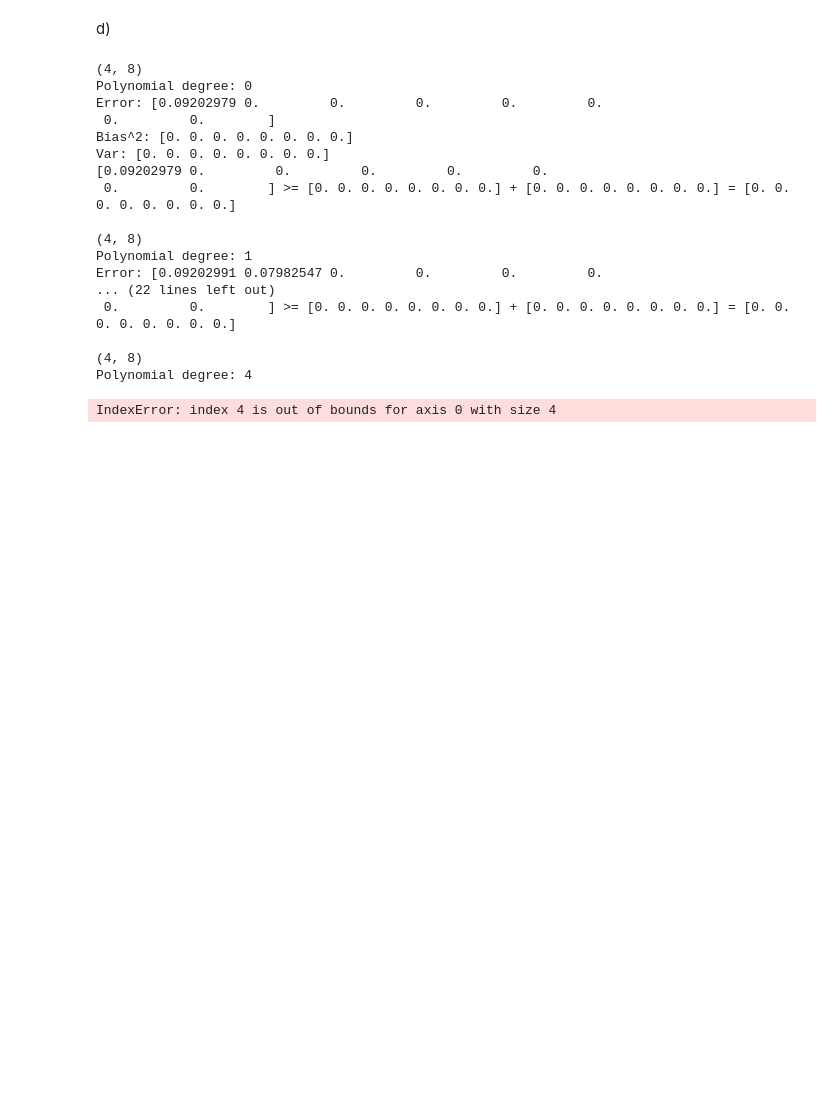
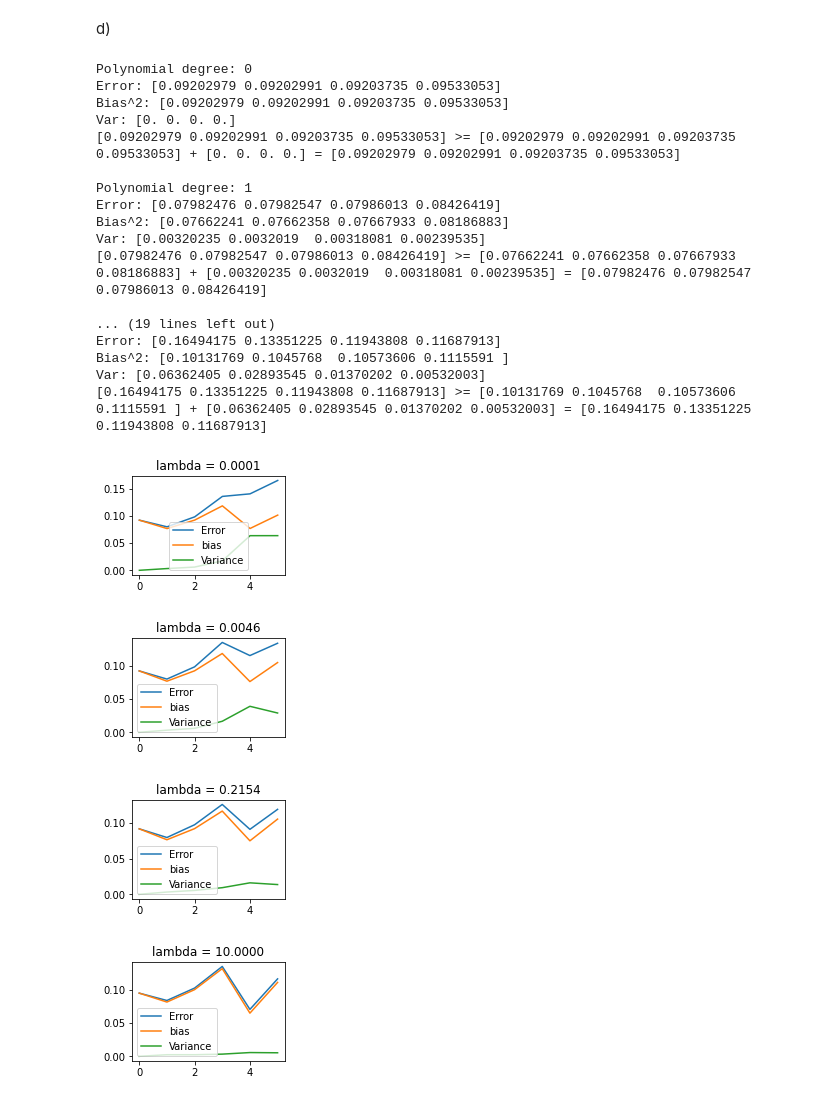
Before and after one commit to espentn/FYS-STK3155, a Jupyter notebook: FYS-STK3155.ipynb, the cells around one changed output. Saved outputs shown, nothing was run; the diff lists cells and outputs as text; code cells hidden in the pictures; blank space fills up the shorter version.

Commit message:
Added plot functionality to Ridge Bootstrapping + calculations

```diff
--- a/FYS-STK3155.ipynb
+++ b/FYS-STK3155.ipynb
@@ -473,7 +473,7 @@ np.random.seed(26)
 sig2 = 0.01 # noise variance
 n = 10 # number of data points for each feature
 n_boostraps = 200 # number of bootstraps
-maxdegree = 7 # maximum polynomial degree
+maxdegree = 5 # maximum polynomial degree
 nlambdas = 4
 
 # for  in range(10,11):
@@ -482,62 +482,67 @@ x1, x2, y = createDataPoints(n, sig2)
 x = np.swapaxes(np.stack((x1.ravel(),x2.ravel())),0,1)
 
 # Define empty arrays
-error = np.zeros((nlambdas, ))
-bias = np.zeros((nlambdas, maxdegree+1))
-variance = np.zeros((nlambdas, maxdegree+1))
+error = np.zeros((maxdegree+1, nlambdas))
+bias = np.zeros((maxdegree+1, nlambdas))
+variance = np.zeros((maxdegree+1, nlambdas))
 polydegree = np.zeros( maxdegree+1)
 
 for degree in range(maxdegree+1):
     X = createDesignMatrix(x[:,[0]],x[:,[1]],degree)
 
     # Split and scale the design data
     X_train, X_test, y_train, y_test = train_test_split(X,y,test_size=0.3)
     y_train, y_test = y_train[:, np.newaxis], y_test[:, np.newaxis]
+
     y_pred = np.empty((nlambdas, y_test.shape[0], n_boostraps))
+
     for i in range(n_boostraps):
         x_, y_ = resample(X_train, y_train)
 
         x_, X_test2 = Scale(x_, X_test)
 
-#         beta = np.linalg.pinv(x_.T.dot(x_)).dot(x_.T).dot(y_)
         y_pred[:, :, i] = ridgeRegression(x_, X_test2,y_train,nlambdas, plot=False)
-#     (X_test2 @ beta).squeeze()
-#         print(y_pred.shape)
+
     polydegree[degree] = degree
+    error[degree, :] = np.mean(np.mean((y_test - y_pred)**2, axis=1, keepdims=True), axis=2).squeeze()
+    bias[degree, :] = np.mean( (y_test - np.mean(y_pred, axis=2, keepdims=True))**2, axis=1).squeeze()
+    variance[degree, :] = np.mean( np.var(y_pred, axis=2, keepdims=True) , axis=1).squeeze()
 
-    error[:, degree] = np.mean(np.mean((y_test - y_pred)**2, axis=1, keepdims=True), axis=2).squeeze()
-    print((error).shape)
-#     error[degree] = np.mean( np.mean((y_test - y_pred)**2, axis=1, keepdims=True) )
-#     bias[degree] = np.mean( (y_test - np.mean(y_pred, axis=1, keepdims=True))**2 )
-#     variance[degree] = np.mean( np.var(y_pred, axis=1, keepdims=True) )
-#     _, error[degree] = ri
     print("Polynomial degree:", degree)
     print("Error:", error[degree])
     print("Bias^2:", bias[degree])
     print("Var:", variance[degree])
     print('{} >= {} + {} = {}\n'.format(error[degree], bias[degree], variance[degree], bias[degree]+variance[degree]))
 
-plt.plot(polydegree, error, label="Error")
-plt.plot(polydegree, bias, label="bias")
-plt.plot(polydegree, variance, label="Variance")
-plt.legend()
-plt.show()
+lambdas = np.logspace(-4,1, nlambdas)
+
+for k in range(nlambdas):
+    plt.subplot(2,2,k+1)
+    plt.plot(polydegree, error[:, k], label="Error")
+    plt.plot(polydegree, bias[:, k], label="bias")
+    plt.plot(polydegree, variance[:, k], label="Variance")
+    plt.legend()
+    plt.title('lambda = %0.4f' %lambdas[k])
+    plt.show()
 # %% [output]
-(4, 8)
 Polynomial degree: 0
-Error: [0.09202979 0.         0.         0.         0.         0.
- 0.         0.        ]
-Bias^2: [0. 0. 0. 0. 0. 0. 0. 0.]
-Var: [0. 0. 0. 0. 0. 0. 0. 0.]
-[0.09202979 0.         0.         0.         0.         0.
- 0.         0.        ] >= [0. 0. 0. 0. 0. 0. 0. 0.] + [0. 0. 0. 0. 0. 0. 0. 0.] = [0. 0. 0. 0. 0. 0. 0. 0.]
+Error: [0.09202979 0.09202991 0.09203735 0.09533053]
+Bias^2: [0.09202979 0.09202991 0.09203735 0.09533053]
+Var: [0. 0. 0. 0.]
+[0.09202979 0.09202991 0.09203735 0.09533053] >= [0.09202979 0.09202991 0.09203735 0.09533053] + [0. 0. 0. 0.] = [0.09202979 0.09202991 0.09203735 0.09533053]
 
-(4, 8)
 Polynomial degree: 1
-Error: [0.09202991 0.07982547 0.         0.         0.         0.
-... (22 lines left out)
- 0.         0.        ] >= [0. 0. 0. 0. 0. 0. 0. 0.] + [0. 0. 0. 0. 0. 0. 0. 0.] = [0. 0. 0. 0. 0. 0. 0. 0.]
+Error: [0.07982476 0.07982547 0.07986013 0.08426419]
+Bias^2: [0.07662241 0.07662358 0.07667933 0.08186883]
+Var: [0.00320235 0.0032019  0.00318081 0.00239535]
+[0.07982476 0.07982547 0.07986013 0.08426419] >= [0.07662241 0.07662358 0.07667933 0.08186883] + [0.00320235 0.0032019  0.00318081 0.00239535] = [0.07982476 0.07982547 0.07986013 0.08426419]
 
-(4, 8)
-Polynomial degree: 4
+... (19 lines left out)
+Error: [0.16494175 0.13351225 0.11943808 0.11687913]
+Bias^2: [0.10131769 0.1045768  0.10573606 0.1115591 ]
+Var: [0.06362405 0.02893545 0.01370202 0.00532003]
+[0.16494175 0.13351225 0.11943808 0.11687913] >= [0.10131769 0.1045768  0.10573606 0.1115591 ] + [0.06362405 0.02893545 0.01370202 0.00532003] = [0.16494175 0.13351225 0.11943808 0.11687913]
-IndexError: index 4 is out of bounds for axis 0 with size 4
+[figure, added]
+[figure, added]
+[figure, added]
+[figure, added]
```
